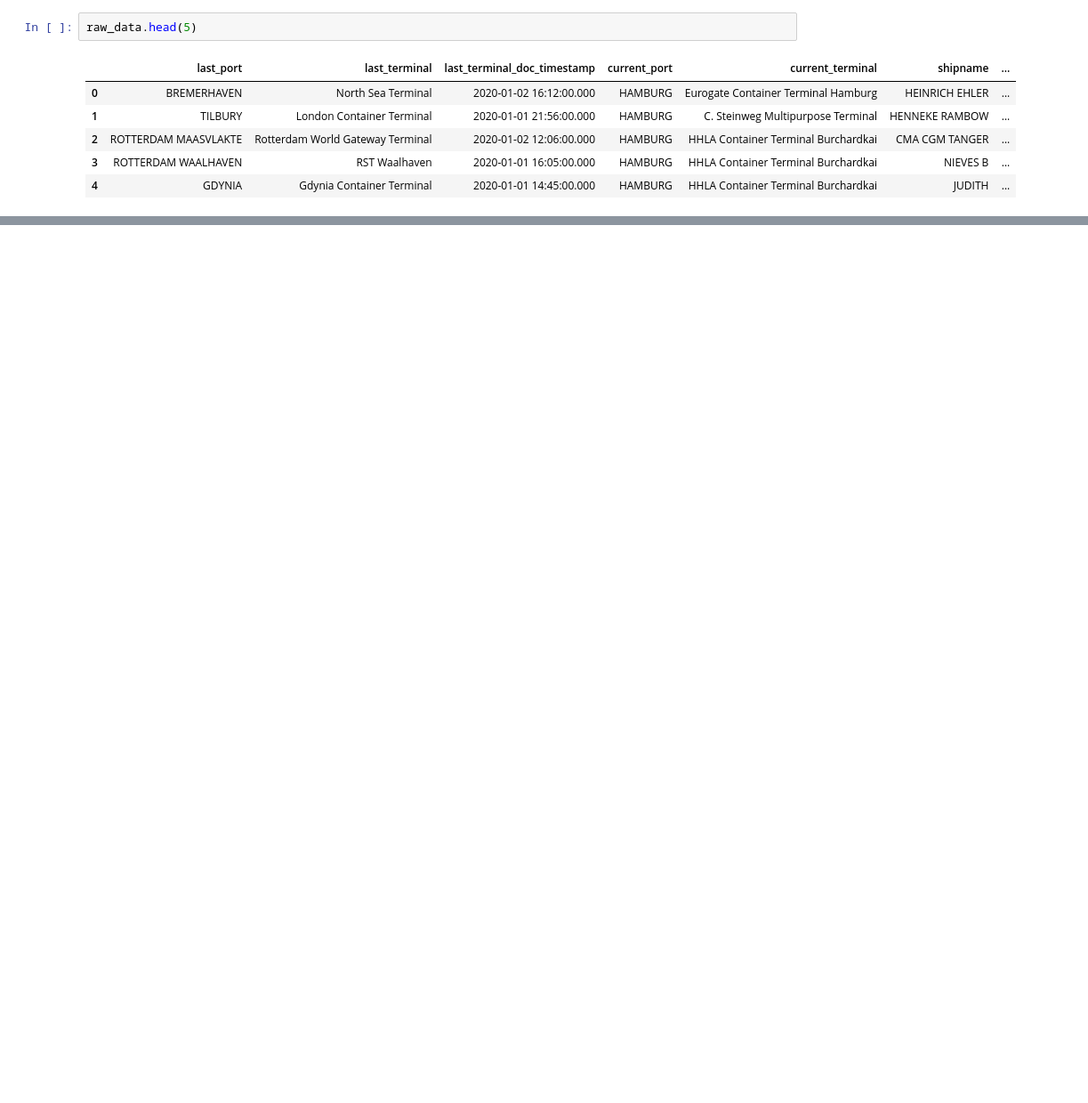
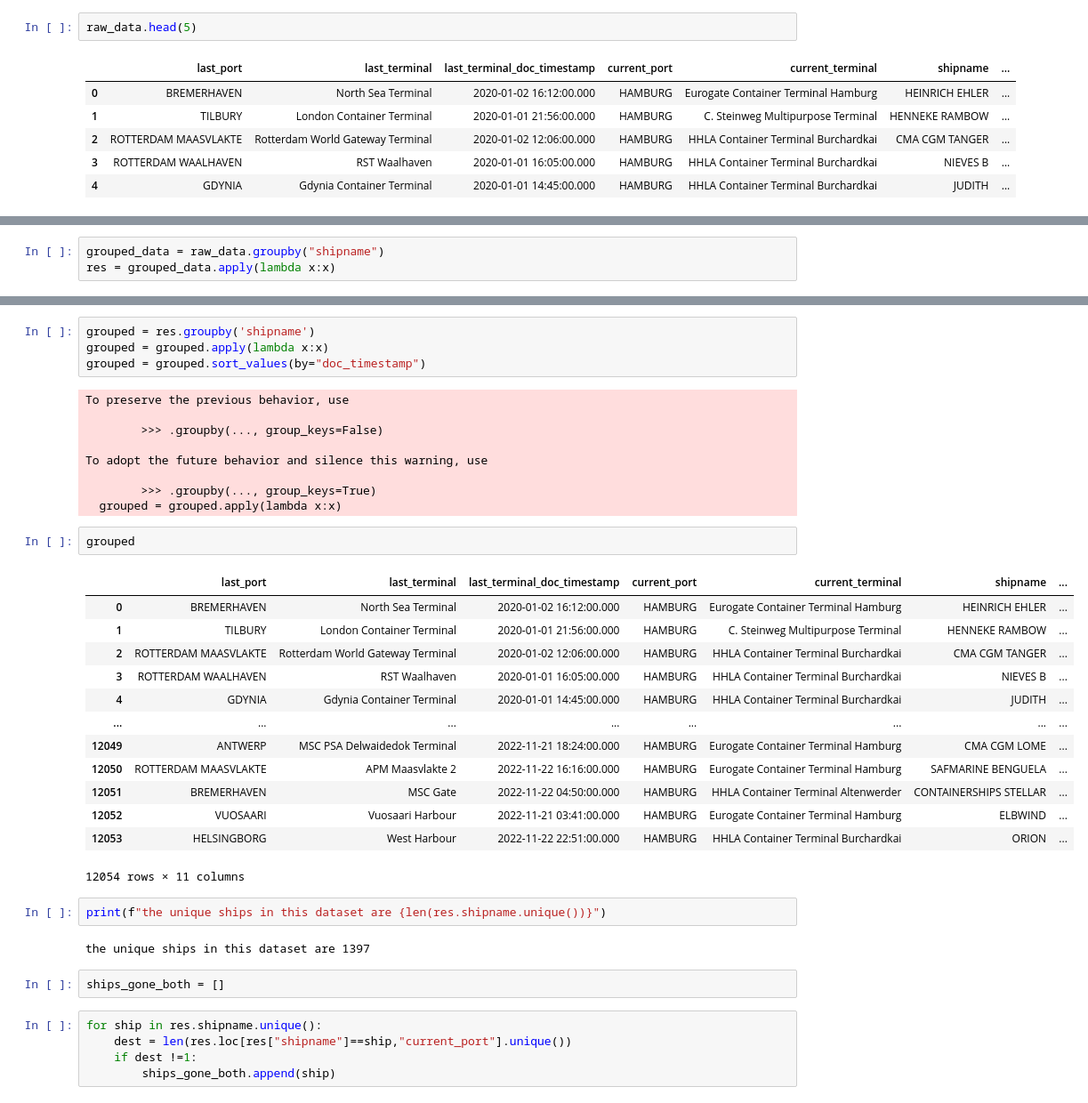
Before and after one commit to dimitrisl/mt_vessel, a Jupyter notebook: EDA_MT.ipynb, the cells around one changed output, grey strips where cells are left out. Shown: that part at 89% size. Drawn from its saved outputs; the diff is of its cells as text; blank space fills up the shorter version.

```diff
--- a/EDA_MT.ipynb
+++ b/EDA_MT.ipynb
@@ -51,0 +147,3 @@ Some important steps that your solution would be expected to address and describ
+# %%
+grouped_data = raw_data.groupby("shipname")
+res = grouped_data.apply(lambda x:x)
@@ -51,0 +166,40 @@ Some important steps that your solution would be expected to address and describ
+# %%
+grouped = res.groupby('shipname')
+grouped = grouped.apply(lambda x:x)
+grouped = grouped.sort_values(by="doc_timestamp")
+# %% [output]
+To preserve the previous behavior, use
+
+        >>> .groupby(..., group_keys=False)
+
+To adopt the future behavior and silence this warning, use
+
+        >>> .groupby(..., group_keys=True)
+  grouped = grouped.apply(lambda x:x)
+# %%
+grouped
+# %% [output]
+|  | last_port | last_terminal | last_terminal_doc_timestamp | current_port | current_terminal | shipname | ... |
+| 0 | BREMERHAVEN | North Sea Terminal | 2020-01-02 16:12:00.000 | HAMBURG | Eurogate Container Terminal Hamburg | HEINRICH EHLER | ... |
+| 1 | TILBURY | London Container Terminal | 2020-01-01 21:56:00.000 | HAMBURG | C. Steinweg Multipurpose Terminal | HENNEKE RAMBOW | ... |
+| 2 | ROTTERDAM MAASVLAKTE | Rotterdam World Gateway Terminal | 2020-01-02 12:06:00.000 | HAMBURG | HHLA Container Terminal Burchardkai | CMA CGM TANGER | ... |
+| 3 | ROTTERDAM WAALHAVEN | RST Waalhaven | 2020-01-01 16:05:00.000 | HAMBURG | HHLA Container Terminal Burchardkai | NIEVES B | ... |
+| 4 | GDYNIA | Gdynia Container Terminal | 2020-01-01 14:45:00.000 | HAMBURG | HHLA Container Terminal Burchardkai | JUDITH | ... |
+| ... | ... | ... | ... | ... | ... | ... | ... |
+| 12049 | ANTWERP | MSC PSA Delwaidedok Terminal | 2022-11-21 18:24:00.000 | HAMBURG | Eurogate Container Terminal Hamburg | CMA CGM LOME | ... |
+| 12050 | ROTTERDAM MAASVLAKTE | APM Maasvlakte 2 | 2022-11-22 16:16:00.000 | HAMBURG | Eurogate Container Terminal Hamburg | SAFMARINE BENGUELA | ... |
+| 12051 | BREMERHAVEN | MSC Gate | 2022-11-22 04:50:00.000 | HAMBURG | HHLA Container Terminal Altenwerder | CONTAINERSHIPS STELLAR | ... |
+| 12052 | VUOSAARI | Vuosaari Harbour | 2022-11-21 03:41:00.000 | HAMBURG | Eurogate Container Terminal Hamburg | ELBWIND | ... |
+| 12053 | HELSINGBORG | West Harbour | 2022-11-22 22:51:00.000 | HAMBURG | HHLA Container Terminal Burchardkai | ORION | ... |
+12054 rows × 11 columns
+# %%
+print(f"the unique ships in this dataset are {len(res.shipname.unique())}")
+# %% [output]
+the unique ships in this dataset are 1397
+# %%
+ships_gone_both = []
+# %%
+for ship in res.shipname.unique():
+    dest = len(res.loc[res["shipname"]==ship,"current_port"].unique())
+    if dest !=1:
+        ships_gone_both.append(ship)
```
Also changed, not shown: parts of 30 cells of this notebook, 1 other file.
